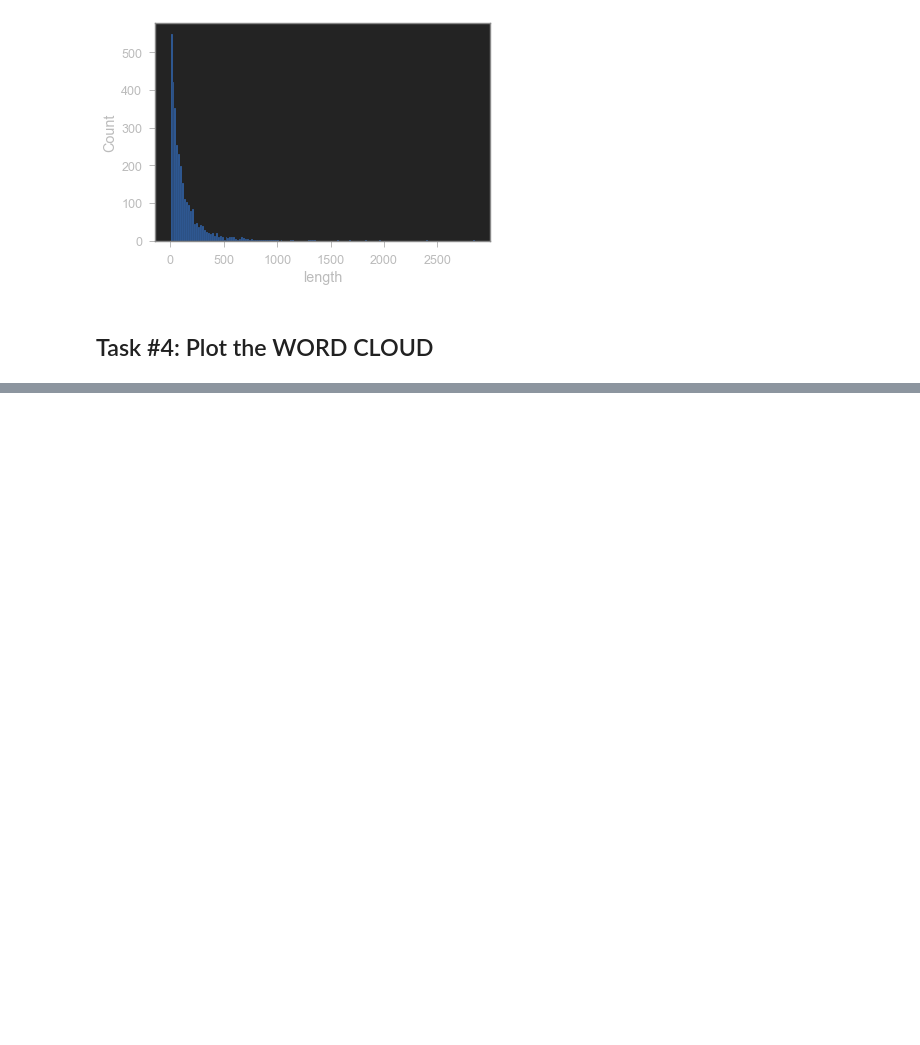
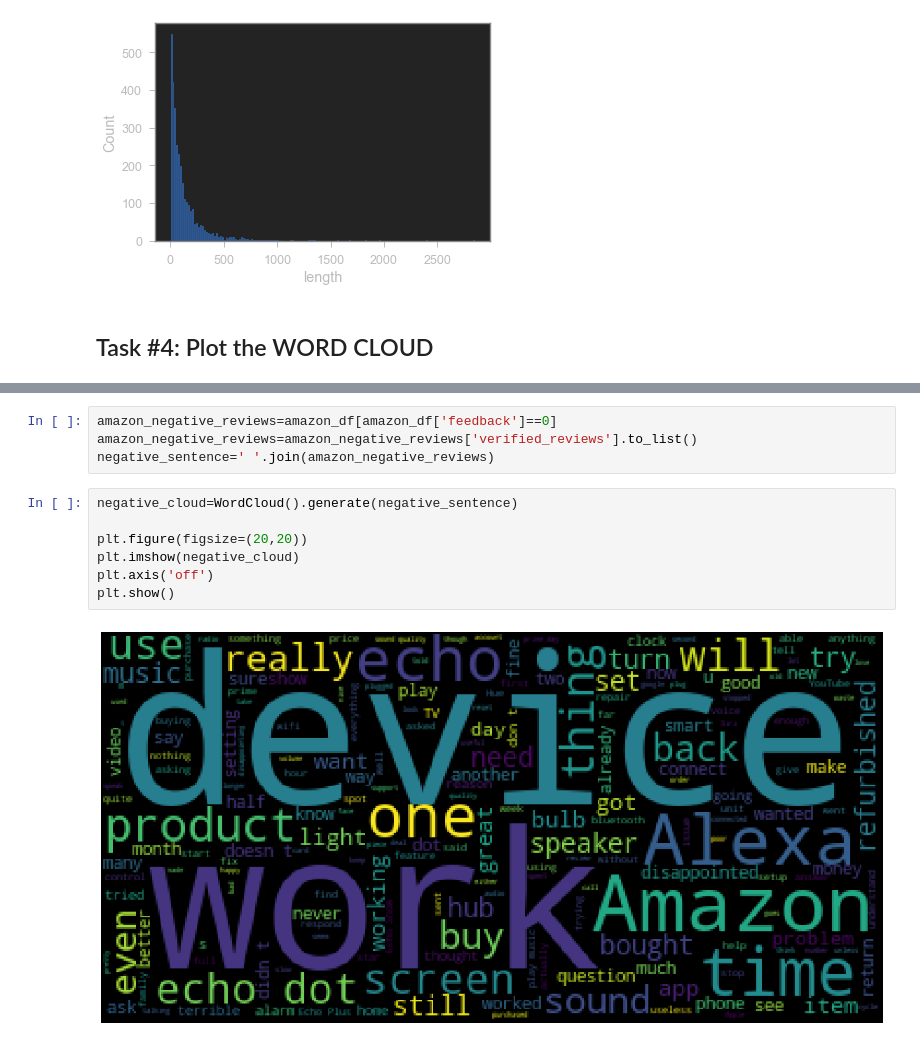
Before and after one commit to sabheen9/Sentiment-Analysis-Amazon, a Jupyter notebook: amazon_reviews.ipynb, the cells around one changed output, grey strips where cells are left out. Drawn from its saved outputs; the diff is of its cells as text; blank space fills up the shorter version.

```diff
--- a/amazon_reviews.ipynb
+++ b/amazon_reviews.ipynb
@@ -138,0 +141,13 @@ TypeError: expected string or bytes-like object
+# %%
+amazon_negative_reviews=amazon_df[amazon_df['feedback']==0]
+amazon_negative_reviews=amazon_negative_reviews['verified_reviews'].to_list()
+negative_sentence=' '.join(amazon_negative_reviews)
+# %%
+negative_cloud=WordCloud().generate(negative_sentence)
+
+plt.figure(figsize=(20,20))
+plt.imshow(negative_cloud)
+plt.axis('off')
+plt.show()
+# %% [output]
+[figure, added]
```
Also changed, not shown: parts of 2 cells of this notebook.
